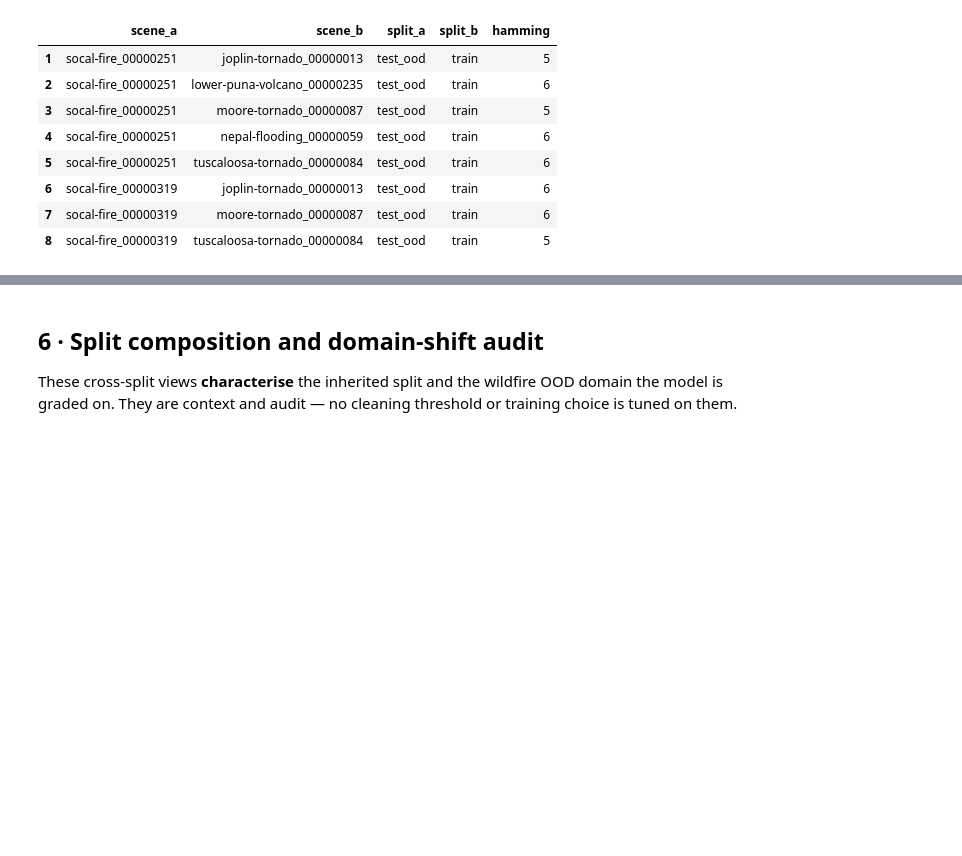
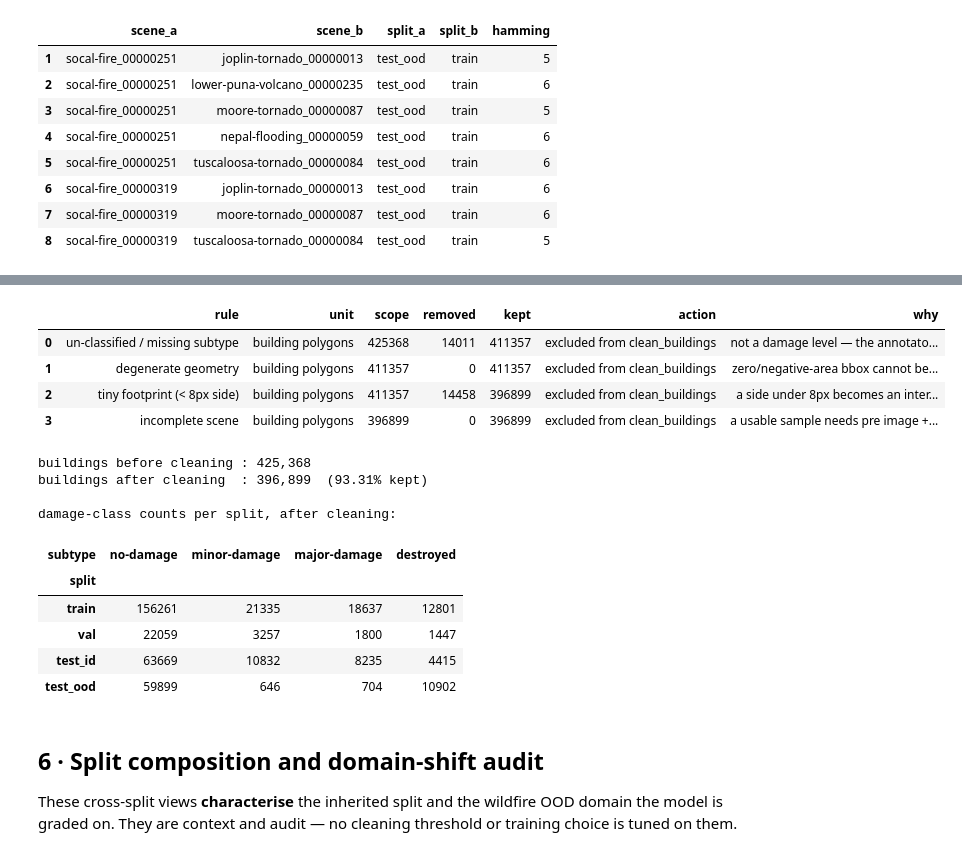
Before and after one commit to hitrova27-svg/satellite-disaster-damage-mapping, a Jupyter notebook: notebooks/data_cleaning_eda.ipynb, the cells around one changed output, grey strips where cells are left out. Saved outputs shown, nothing was run; the diff lists cells and outputs as text; code cells hidden in the pictures; blank space fills up the shorter version.

```diff
--- a/notebooks/data_cleaning_eda.ipynb
+++ b/notebooks/data_cleaning_eda.ipynb
@@ -702,3 +726,63 @@ of which cross-split (the ones that would leak):                      8
+# %%
+step0 = buildings
+unclassified_or_missing = step0['label'].isna()
+step1 = step0.loc[~unclassified_or_missing]
+
+degenerate_geometry = (step1.bw <= 0) | (step1.bh <= 0)
+step2 = step1.loc[~degenerate_geometry]
+
+tiny_footprint_step = (step2.bw < MIN_BBOX_PX) | (step2.bh < MIN_BBOX_PX)
+step3 = step2.loc[~tiny_footprint_step]
+
+usable_scene = (scene_summary.set_index('scene_id')[['complete_on_disk', 'image_label_roles_present']]
+                .all(axis=1))
+incomplete_scene = ~step3['scene_id'].map(usable_scene).fillna(False)
+clean_buildings = step3.loc[~incomplete_scene].copy()
+
+exclusion_ledger = pd.DataFrame([
+    {'rule': 'un-classified / missing subtype', 'unit': 'building polygons', 'scope': len(step0),
+     'removed': int(unclassified_or_missing.sum()), 'kept': len(step1),
+     'action': 'excluded from clean_buildings',
+     'why': 'not a damage level — the annotator could not assess the building, or the JSON carried no subtype at all'},
+    {'rule': 'degenerate geometry', 'unit': 'building polygons', 'scope': len(step1),
+     'removed': int(degenerate_geometry.sum()), 'kept': len(step2),
+     'action': 'excluded from clean_buildings',
+     'why': 'zero/negative-area bbox cannot be cropped'},
+    {'rule': f'tiny footprint (< {MIN_BBOX_PX}px side)', 'unit': 'building polygons', 'scope': len(step2),
+     'removed': int(tiny_footprint_step.sum()), 'kept': len(step3),
+     'action': 'excluded from clean_buildings',
+     'why': f'a side under {MIN_BBOX_PX}px becomes an interpolation artefact once padded and resized to {PATCH_SIZE}px'},
+    {'rule': 'incomplete scene', 'unit': 'building polygons', 'scope': len(step3),
+     'removed': int(incomplete_scene.sum()), 'kept': len(clean_buildings),
+     'action': 'excluded from clean_buildings',
+     'why': 'a usable sample needs pre image + post image + post label all present on disk'},
+])
+display(exclusion_ledger[['rule', 'unit', 'scope', 'removed', 'kept', 'action', 'why']])
+exclusion_ledger.to_csv(OUTPUT_DIR / 'exclusion_ledger.csv', index=False)
+
+print(f'\nbuildings before cleaning : {len(buildings):,}')
+print(f'buildings after cleaning  : {len(clean_buildings):,}  ({100 * len(clean_buildings) / len(buildings):.2f}% kept)')
+print('\ndamage-class counts per split, after cleaning:')
+display(pd.crosstab(clean_buildings['split'], clean_buildings['subtype'])
+        .reindex(index=SPLIT_ORDER, columns=DAMAGE_CLASSES, fill_value=0))
+
+clean_buildings.to_parquet(CACHE_DIR / 'clean_buildings.parquet', index=False)
+# %% [output]
+|  | rule | unit | scope | removed | kept | action | why |
+| 0 | un-classified / missing subtype | building polygons | 425368 | 14011 | 411357 | excluded from clean_buildings | not a damage level — the annotato... |
+| 1 | degenerate geometry | building polygons | 411357 | 0 | 411357 | excluded from clean_buildings | zero/negative-area bbox cannot be... |
+| 2 | tiny footprint (< 8px side) | building polygons | 411357 | 14458 | 396899 | excluded from clean_buildings | a side under 8px becomes an inter... |
+| 3 | incomplete scene | building polygons | 396899 | 0 | 396899 | excluded from clean_buildings | a usable sample needs pre image +... |
+buildings before cleaning : 425,368
+buildings after cleaning  : 396,899  (93.31% kept)
+
+damage-class counts per split, after cleaning:
+| subtype | no-damage | minor-damage | major-damage | destroyed |
+| split |  |  |  |  |
+| train | 156261 | 21335 | 18637 | 12801 |
+| val | 22059 | 3257 | 1800 | 1447 |
+| test_id | 63669 | 10832 | 8235 | 4415 |
+| test_ood | 59899 | 646 | 704 | 10902 |
 # %% [markdown]
 ## 6 · Split composition and domain-shift audit
 
```
Also changed, not shown: parts of 31 cells of this notebook, 17 other files.
